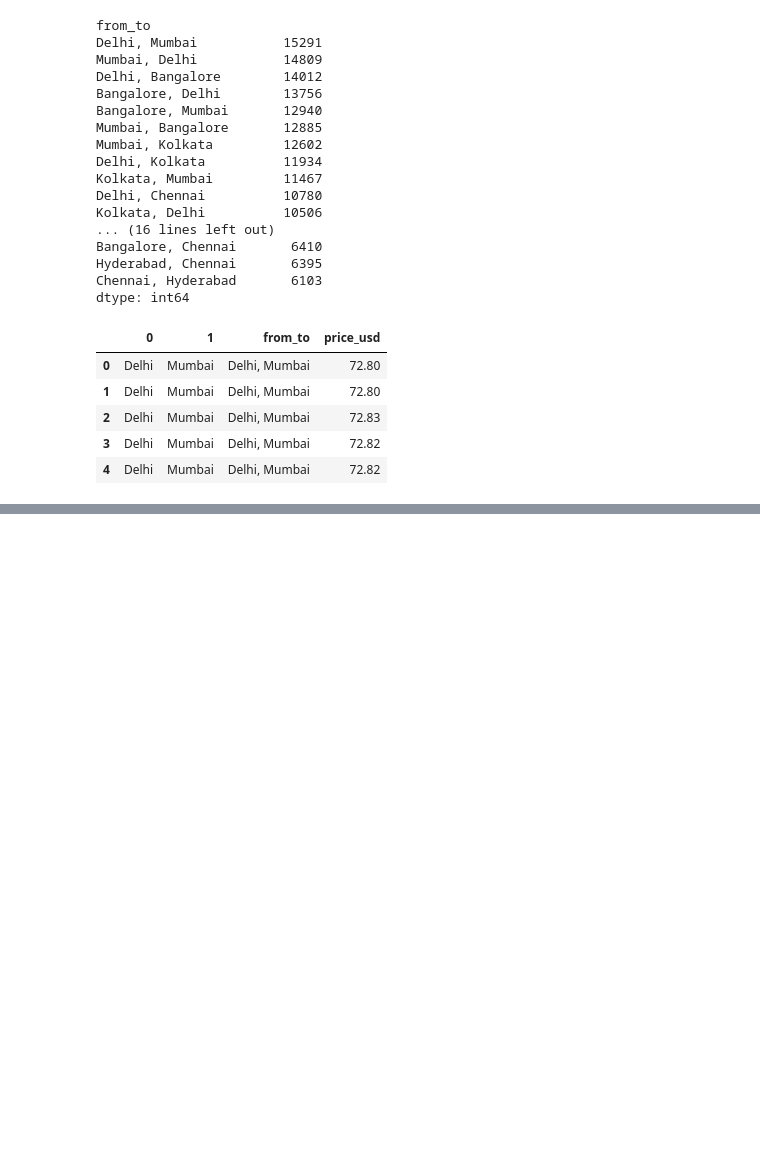
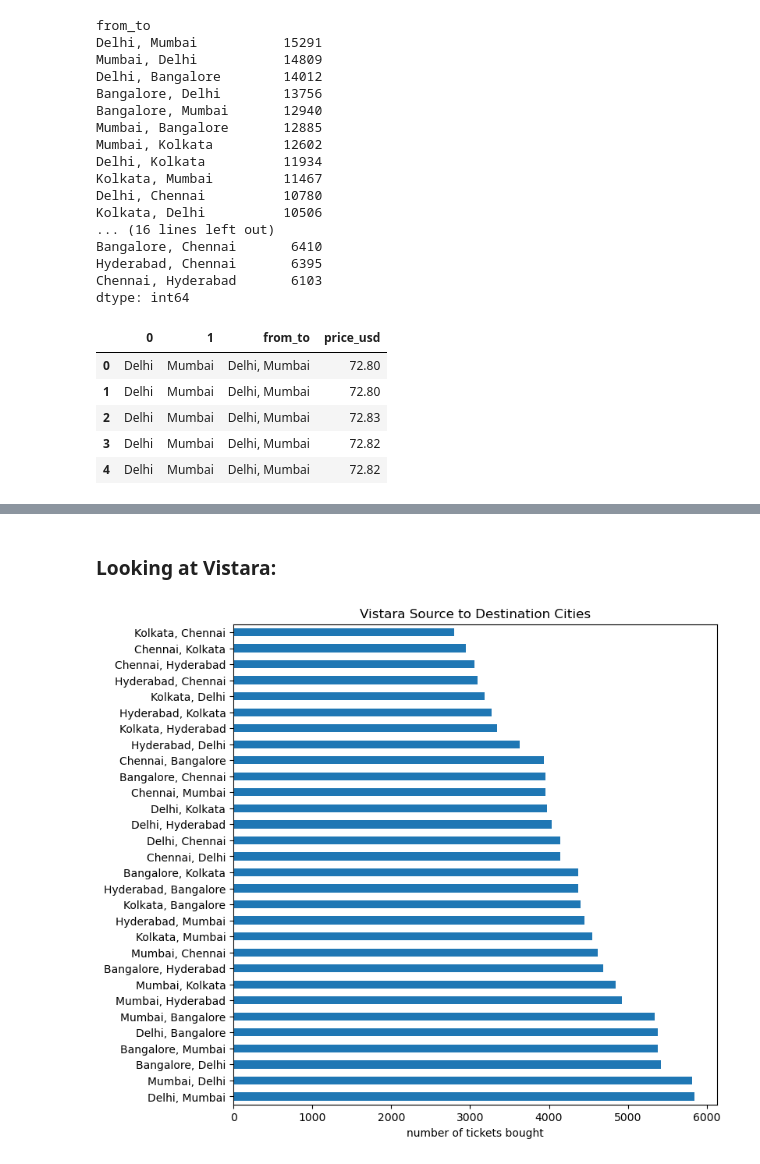
Before and after one commit to MSnellgrove/Springboard, a Jupyter notebook: Projects/Capstone/Flights Capstone EDA [Step 2].ipynb, the cells around one changed output, grey strips where cells are left out. Cells and saved outputs as stored; diff of their text form; code cells hidden in the pictures; blank space fills up the shorter version.

```diff
--- a/Projects/Capstone/Flights Capstone EDA [Step 2].ipynb
+++ b/Projects/Capstone/Flights Capstone EDA [Step 2].ipynb
@@ -163,0 +253,4 @@ from_to_flights.groupby('from_to').mean().sort_values(by = 'price_usd', ascendin
+# %%
+from_to_flights['airline'] = flights['airline']
+from_to_flights['class'] = flights['class']
+from_to_flights.head()
@@ -163,0 +264,11 @@ from_to_flights.groupby('from_to').mean().sort_values(by = 'price_usd', ascendin
+# %% [markdown]
+### Looking at Vistara:
+# %%
+from_to_Vistara = from_to_flights[from_to_flights['airline'] == 'Vistara']
+# %%
+fig, ax = plt.subplots()
+from_to_Vistara['from_to'].value_counts().plot(kind='barh', figsize=(8, 8))
+ax.set_title('Vistara Source to Destination Cities')
+ax.set_xlabel('number of tickets bought');
+# %% [output]
+[figure, added]
```
Also changed, not shown: parts of 37 cells of this notebook.
